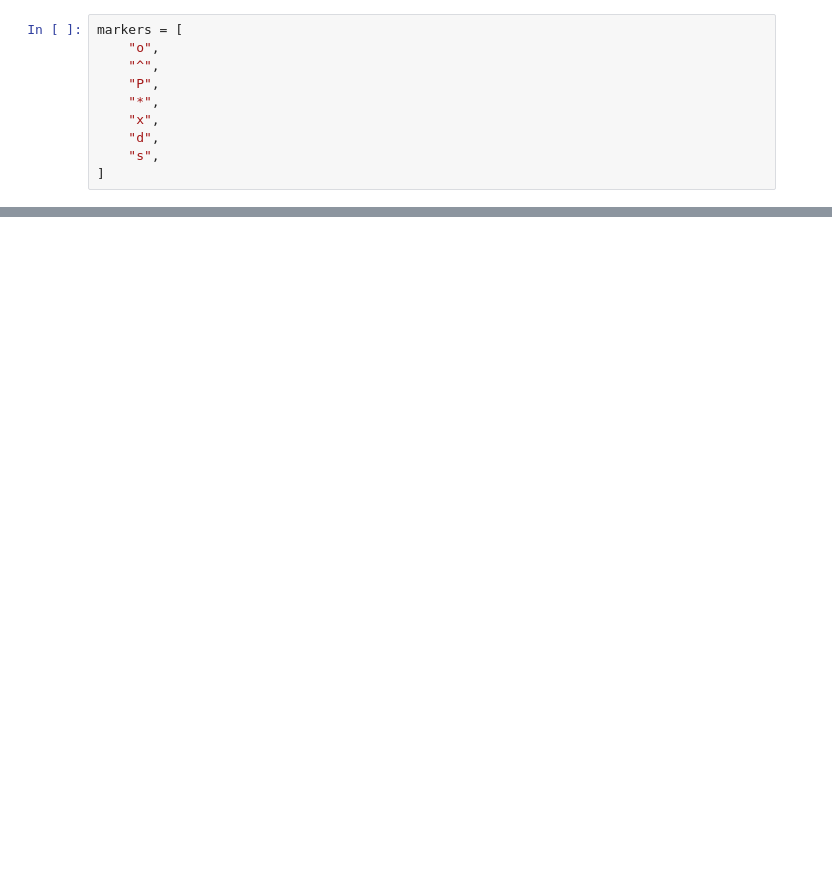
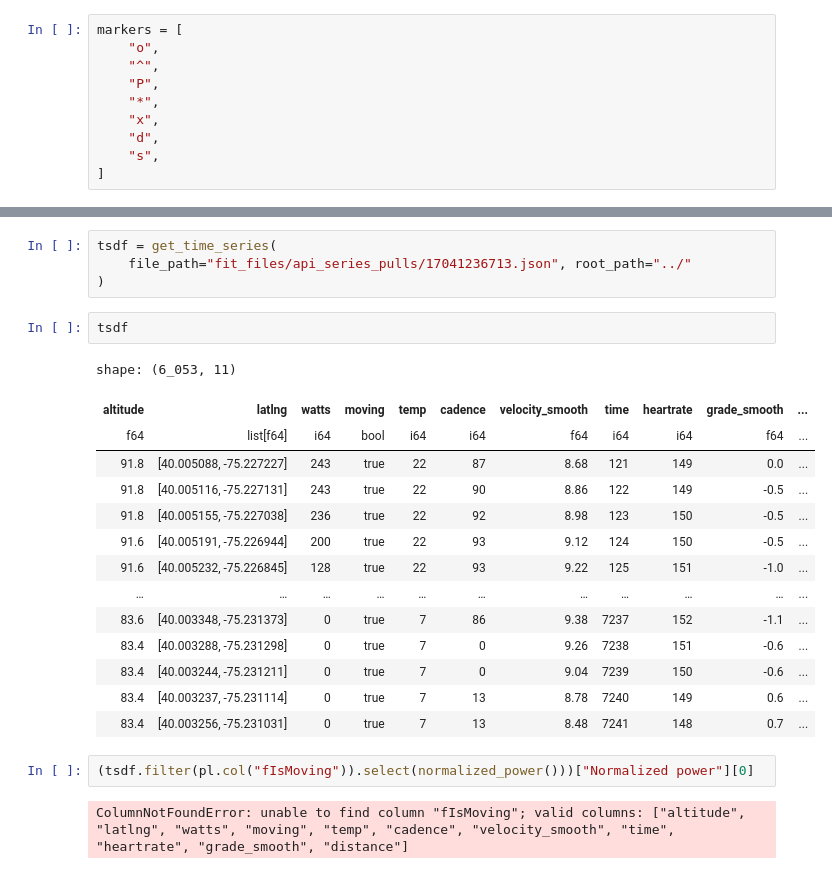
Before and after one commit to sayantangkhan/strava-history-analysis, a Jupyter notebook: notebooks/time_series_functions_experiments.ipynb, the cells around one changed output, grey strips where cells are left out. Saved outputs shown, nothing was run; the diff lists cells and outputs as text; blank space fills up the shorter version.

```diff
--- a/notebooks/time_series_functions_experiments.ipynb
+++ b/notebooks/time_series_functions_experiments.ipynb
@@ -152,0 +169,25 @@ plt.grid()
+# %%
+tsdf = get_time_series(
+    file_path="fit_files/api_series_pulls/17041236713.json", root_path="../"
+)
+# %%
+tsdf
+# %% [output]
+shape: (6_053, 11)
+| altitude | latlng | watts | moving | temp | cadence | velocity_smooth | time | heartrate | grade_smooth | ... |
+| f64 | list[f64] | i64 | bool | i64 | i64 | f64 | i64 | i64 | f64 | ... |
+| 91.8 | [40.005088, -75.227227] | 243 | true | 22 | 87 | 8.68 | 121 | 149 | 0.0 | ... |
+| 91.8 | [40.005116, -75.227131] | 243 | true | 22 | 90 | 8.86 | 122 | 149 | -0.5 | ... |
+| 91.8 | [40.005155, -75.227038] | 236 | true | 22 | 92 | 8.98 | 123 | 150 | -0.5 | ... |
+| 91.6 | [40.005191, -75.226944] | 200 | true | 22 | 93 | 9.12 | 124 | 150 | -0.5 | ... |
+| 91.6 | [40.005232, -75.226845] | 128 | true | 22 | 93 | 9.22 | 125 | 151 | -1.0 | ... |
+| … | … | … | … | … | … | … | … | … | … | ... |
+| 83.6 | [40.003348, -75.231373] | 0 | true | 7 | 86 | 9.38 | 7237 | 152 | -1.1 | ... |
+| 83.4 | [40.003288, -75.231298] | 0 | true | 7 | 0 | 9.26 | 7238 | 151 | -0.6 | ... |
+| 83.4 | [40.003244, -75.231211] | 0 | true | 7 | 0 | 9.04 | 7239 | 150 | -0.6 | ... |
+| 83.4 | [40.003237, -75.231114] | 0 | true | 7 | 13 | 8.78 | 7240 | 149 | 0.6 | ... |
+| 83.4 | [40.003256, -75.231031] | 0 | true | 7 | 13 | 8.48 | 7241 | 148 | 0.7 | ... |
+# %%
+(tsdf.filter(pl.col("fIsMoving")).select(normalized_power()))["Normalized power"][0]
+# %% [output]
+ColumnNotFoundError: unable to find column "fIsMoving"; valid columns: ["altitude", "latlng", "watts", "moving", "temp", "cadence", "velocity_smooth", "time", "heartrate", "grade_smooth", "distance"]
```
Also changed, not shown: parts of 6 cells of this notebook, 2 other files.
